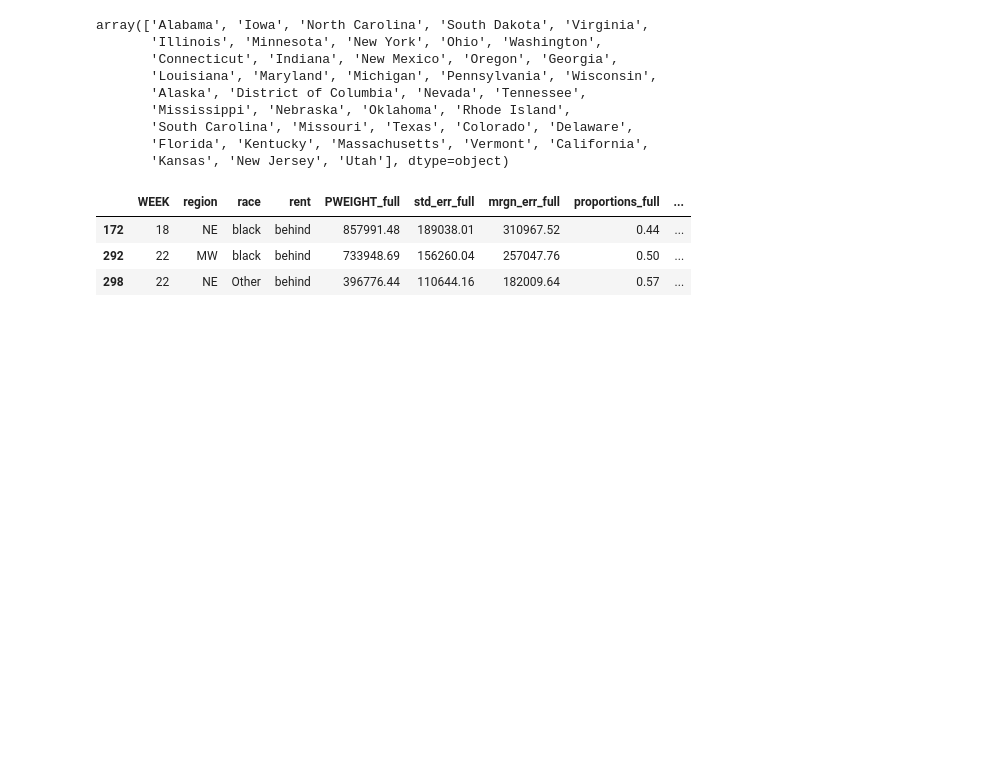
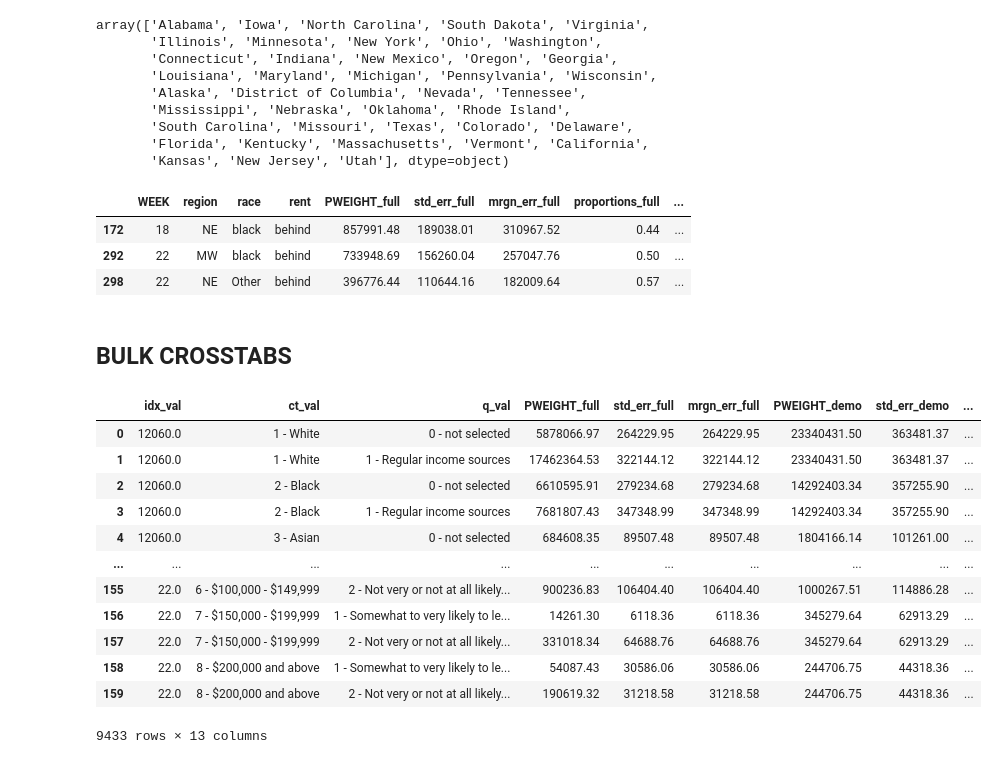
Before and after one commit to mansueto-institute/household-pulse, a Jupyter notebook: dev/exploration.ipynb, the cells around one changed output. Drawn from its saved outputs; the diff is of its cells as text; code cells hidden in the pictures; blank space fills up the shorter version.

```diff
--- a/dev/exploration.ipynb
+++ b/dev/exploration.ipynb
@@ -216,0 +254,26 @@ full_crosstab(df1, ['WEEK','region','race','rent'], 'PWEIGHT', ['WEEK','region',
+# %%
+check_1 = pd.read_csv('../data/puf_housing_data_remapped_labels.csv')
+# %% [markdown]
+## BULK CROSSTABS
+# %%
+SELECT_ALL_QUESTIONS = ['SPNDSRC1', 'SPNDSRC2', 'SPNDSRC3', 'SPNDSRC4', 'SPNDSRC5', 'SPNDSRC6', 'SPNDSRC7', 'SPNDSRC8']
+index_list = ['EST_MSA', 'WEEK']
+crosstab_list = ['RRACE', 'EEDUC', 'INCOME']
+question_list = ['SPNDSRC1', 'SPNDSRC2', 'SPNDSRC3', 'SPNDSRC4', 'SPNDSRC5', 'SPNDSRC6', 'SPNDSRC7', 'SPNDSRC8', 'RENTCUR', 'MORTCUR', 'MORTCONF', 'EVICT', 'FORCLOSE']
+bulk_crosstabs(check_1, index_list, crosstab_list, question_list, weight='PWEIGHT', critical_val=1)
+# idx one at a time? level of proportions? TODO: Fix proportion calc w/ NA
+# -99 is DNR
+# %% [output]
+|  | idx_val | ct_val | q_val | PWEIGHT_full | std_err_full | mrgn_err_full | PWEIGHT_demo | std_err_demo | ... |
+| 0 | 12060.0 | 1 - White | 0 - not selected | 5878066.97 | 264229.95 | 264229.95 | 23340431.50 | 363481.37 | ... |
+| 1 | 12060.0 | 1 - White | 1 - Regular income sources | 17462364.53 | 322144.12 | 322144.12 | 23340431.50 | 363481.37 | ... |
+| 2 | 12060.0 | 2 - Black | 0 - not selected | 6610595.91 | 279234.68 | 279234.68 | 14292403.34 | 357255.90 | ... |
+| 3 | 12060.0 | 2 - Black | 1 - Regular income sources | 7681807.43 | 347348.99 | 347348.99 | 14292403.34 | 357255.90 | ... |
+| 4 | 12060.0 | 3 - Asian | 0 - not selected | 684608.35 | 89507.48 | 89507.48 | 1804166.14 | 101261.00 | ... |
+| ... | ... | ... | ... | ... | ... | ... | ... | ... | ... |
+| 155 | 22.0 | 6 - $100,000 - $149,999 | 2 - Not very or not at all likely... | 900236.83 | 106404.40 | 106404.40 | 1000267.51 | 114886.28 | ... |
+| 156 | 22.0 | 7 - $150,000 - $199,999 | 1 - Somewhat to very likely to le... | 14261.30 | 6118.36 | 6118.36 | 345279.64 | 62913.29 | ... |
+| 157 | 22.0 | 7 - $150,000 - $199,999 | 2 - Not very or not at all likely... | 331018.34 | 64688.76 | 64688.76 | 345279.64 | 62913.29 | ... |
+| 158 | 22.0 | 8 - $200,000 and above | 1 - Somewhat to very likely to le... | 54087.43 | 30586.06 | 30586.06 | 244706.75 | 44318.36 | ... |
+| 159 | 22.0 | 8 - $200,000 and above | 2 - Not very or not at all likely... | 190619.32 | 31218.58 | 31218.58 | 244706.75 | 44318.36 | ... |
+9433 rows × 13 columns
```
Also changed, not shown: parts of 7 cells of this notebook.
